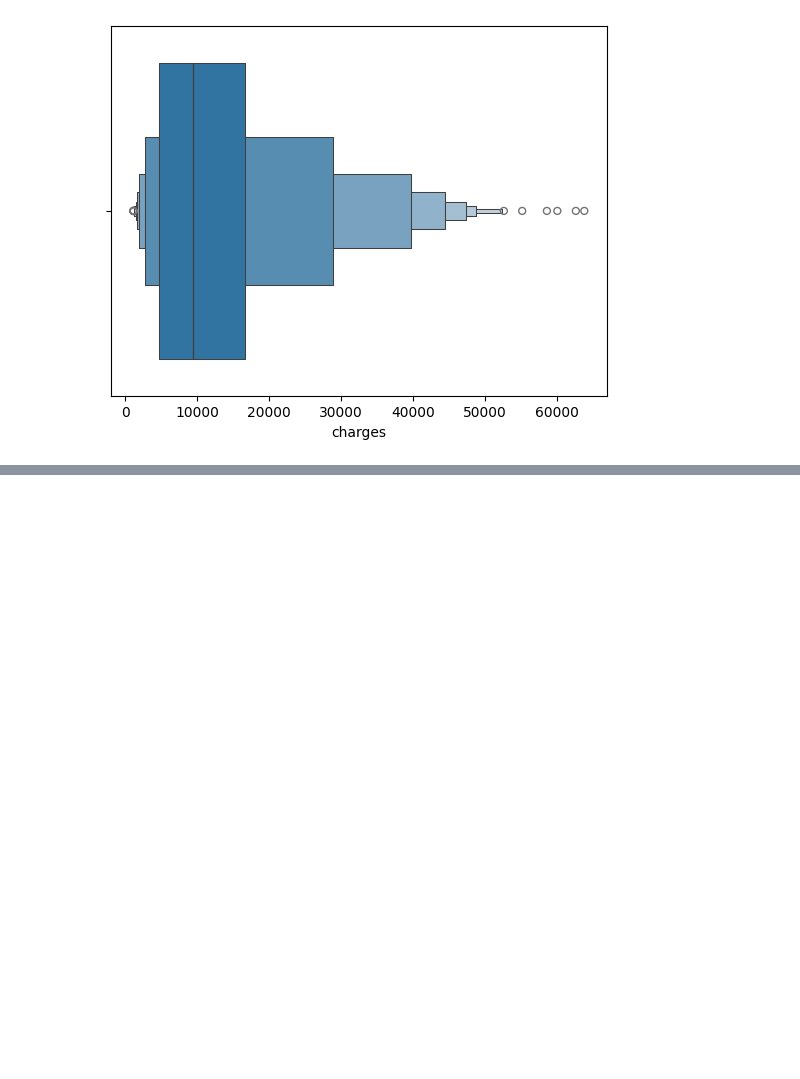
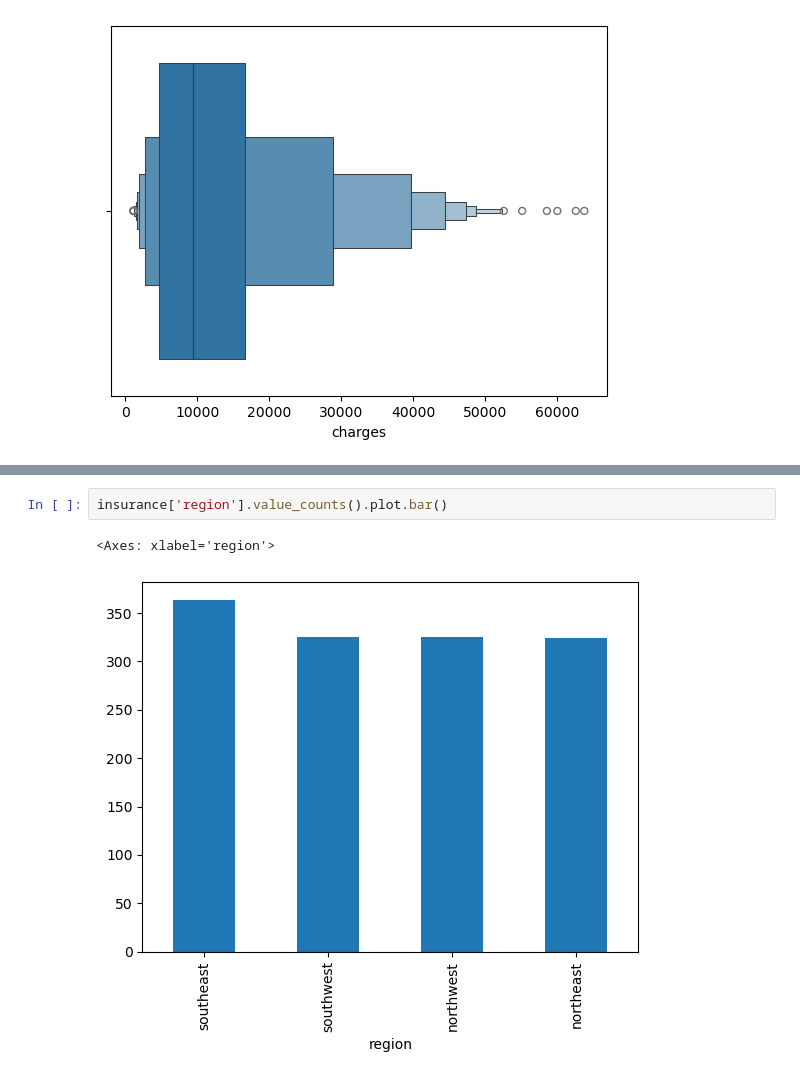
Before and after one commit to tania-saburova/data_analytics, a Jupyter notebook: Regression/Regression.ipynb, the cells around one changed output, grey strips where cells are left out. Saved outputs shown, nothing was run; the diff lists cells and outputs as text; blank space fills up the shorter version.

```diff
--- a/Regression/Regression.ipynb
+++ b/Regression/Regression.ipynb
@@ -45,0 +56,5 @@ sns.boxenplot(x=insurance['charges'])
+# %%
+insurance['region'].value_counts().plot.bar()
+# %% [output]
+<Axes: xlabel='region'>
+[figure, added]
```
Also changed, not shown: parts of 4 cells of this notebook, 5 other files.
